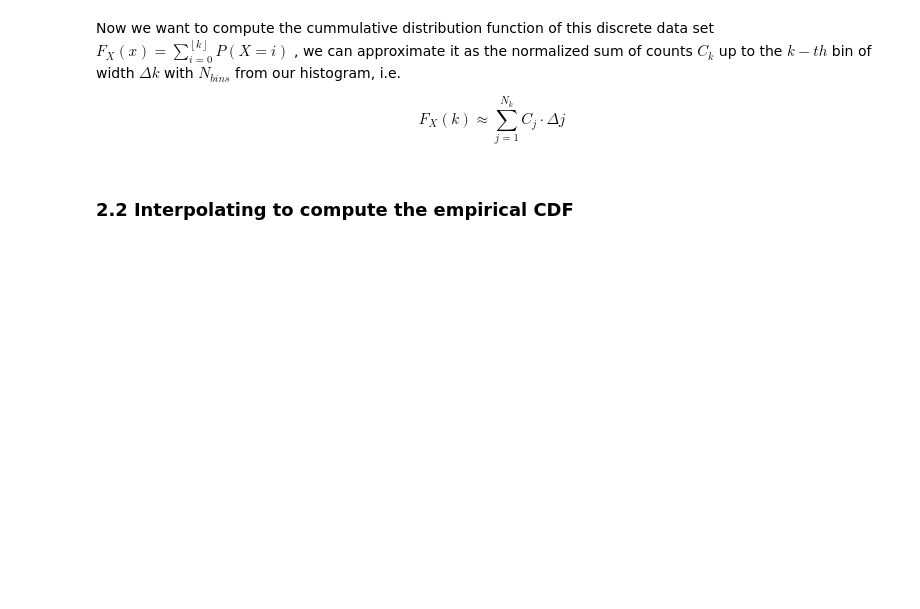
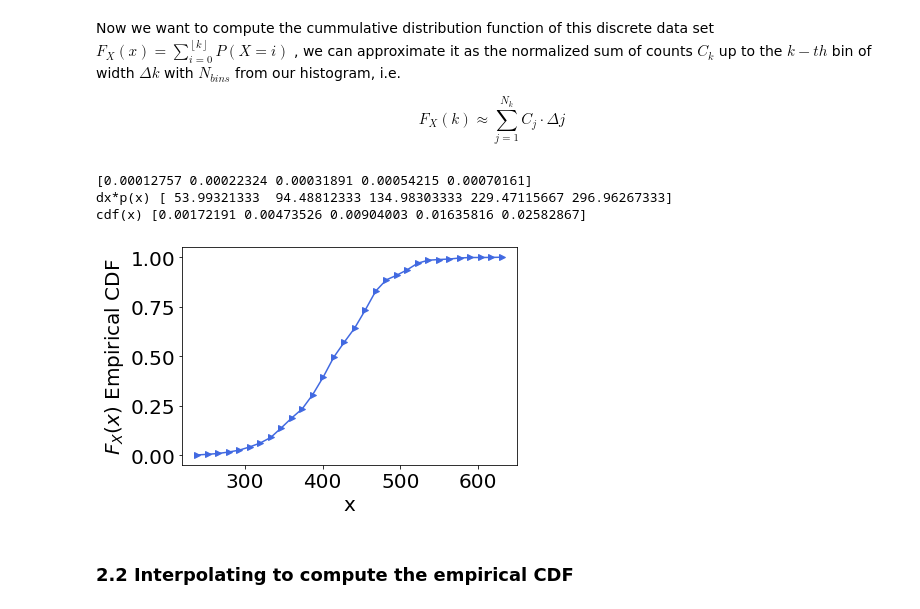
Before and after one commit to UWDIRECT/UWDIRECT.github.io, a Jupyter notebook: Wi22_content/DSMCER/L4_Distributions.ipynb, the cells around one changed output. Cells and saved outputs as stored; diff of their text form; code cells hidden in the pictures; blank space fills up the shorter version.

```diff
--- a/Wi22_content/DSMCER/L4_Distributions.ipynb
+++ b/Wi22_content/DSMCER/L4_Distributions.ipynb
@@ -297,12 +310,25 @@ $F_X(x) = \sum_{i=0}^{\left\lfloor k \right\rfloor
 $$F_X(k) \approx \sum_{j=1}^{N_k} C_j \cdot \Delta j$$
 # %%
 num_bins = 30
-counts, bin_edges = np.histogram(population['mass'].values, bins=num_bins, density=True)
-cdf = np.cumsum(counts*np.diff(bin_edges))
+normed_counts, bin_edges = np.histogram(population['mass'].values, bins=num_bins, density=True)
+
+print(normed_counts[0:5])
+
+
+cdf = np.cumsum(normed_counts*np.diff(bin_edges))
+
+
+print("dx*p(x)", np.diff(bin_edges)[0]*counts[0:5])
+print("cdf(x)", cdf[0:5])
 plt.plot (bin_edges[1:], cdf, '->', color='royalblue')
 plt.xlabel('x')
 plt.ylabel('$F_X(x)$ Empirical CDF')
 plt.show()
+# %% [output]
+[0.00012757 0.00022324 0.00031891 0.00054215 0.00070161]
+dx*p(x) [ 53.99321333  94.48812333 134.98303333 229.47115667 296.96267333]
+cdf(x) [0.00172191 0.00473526 0.00904003 0.01635816 0.02582867]
+[figure, added]
 # %% [markdown]
 ### 2.2 Interpolating to compute the empirical CDF
 # %% [markdown]
```
Also changed, not shown: parts of 12 cells of this notebook, 1 other file.
